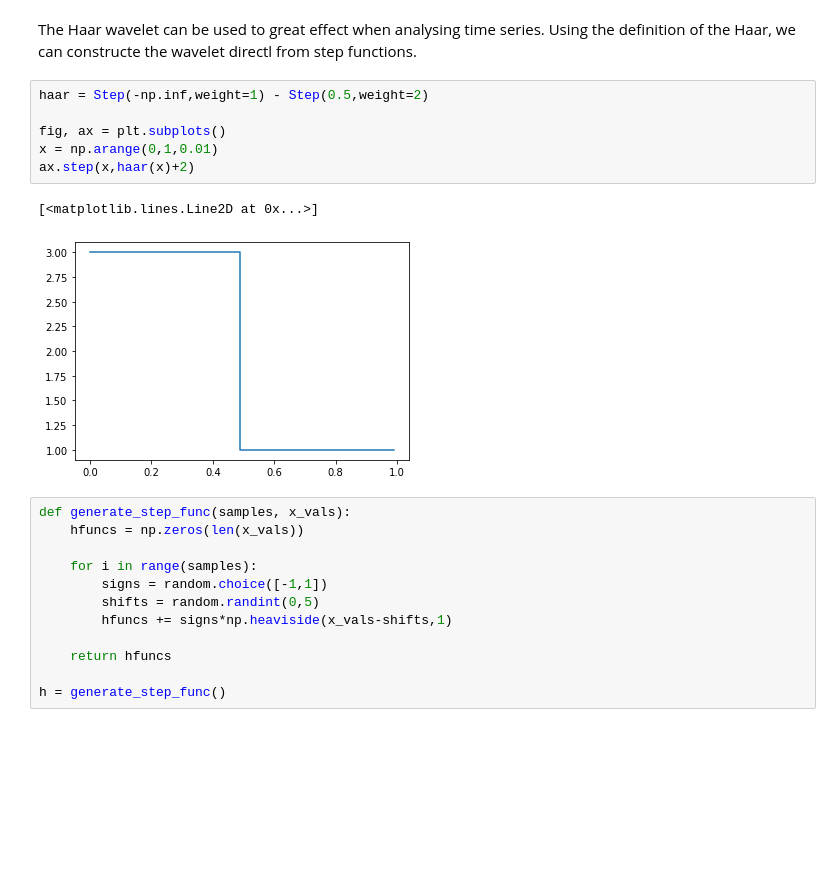
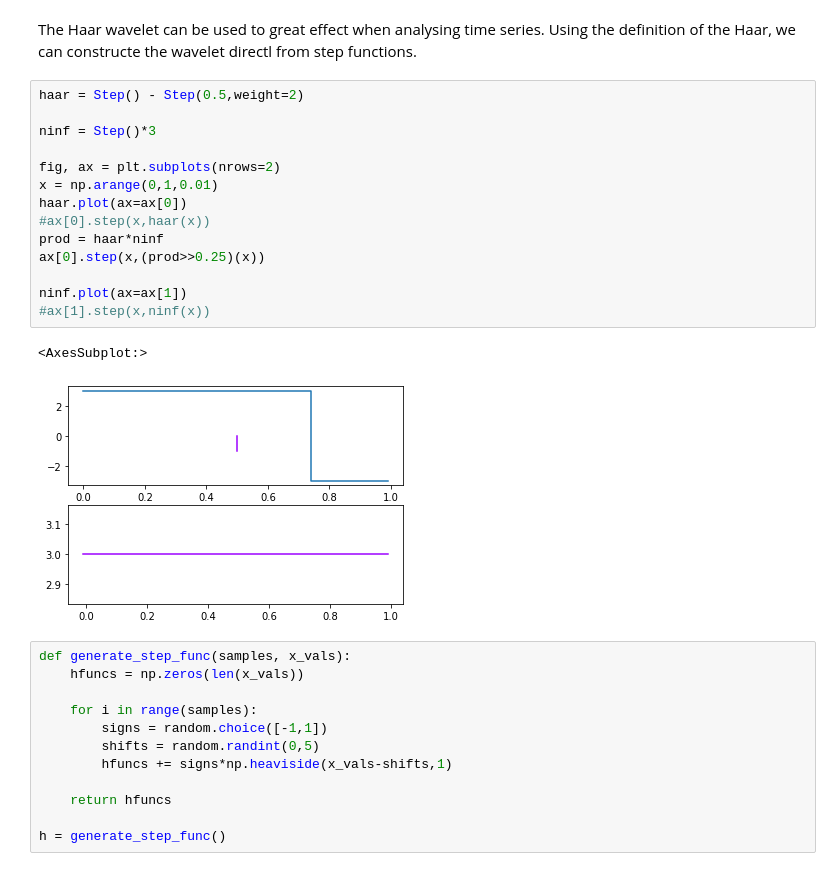
Before and after one commit to probability/topicmodelunderstanding, a Jupyter notebook: Notebooks/Wavelets.ipynb, the cells around one changed output. Drawn from its saved outputs; the diff is of its cells as text; blank space fills up the shorter version.

```diff
--- a/Notebooks/Wavelets.ipynb
+++ b/Notebooks/Wavelets.ipynb
@@ -6,14 +6,22 @@ from imports import *
 # %% [markdown]
 The Haar wavelet can be used to great effect when analysing time series. Using the definition of the Haar, we can constructe the wavelet directl from step functions.
 # %%
-haar = Step(-np.inf,weight=1) - Step(0.5,weight=2)
+haar = Step() - Step(0.5,weight=2)
 
-fig, ax = plt.subplots()
+ninf = Step()*3
+
+fig, ax = plt.subplots(nrows=2)
 x = np.arange(0,1,0.01)
-ax.step(x,haar(x)+2)
+haar.plot(ax=ax[0])
+#ax[0].step(x,haar(x))
+prod = haar*ninf
+ax[0].step(x,(prod>>0.25)(x))
+
+ninf.plot(ax=ax[1])
+#ax[1].step(x,ninf(x))
 # %% [output]
-[<matplotlib.lines.Line2D at 0x...>]
+<AxesSubplot:>
-[figure, old version]
+[figure, new version]
 # %%
 def generate_step_func(samples, x_vals):
     hfuncs = np.zeros(len(x_vals))
```
Also changed, not shown: 7 other files.
